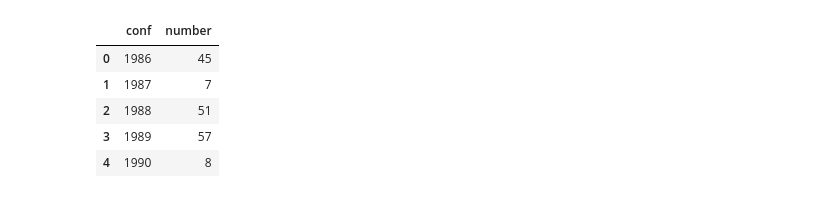
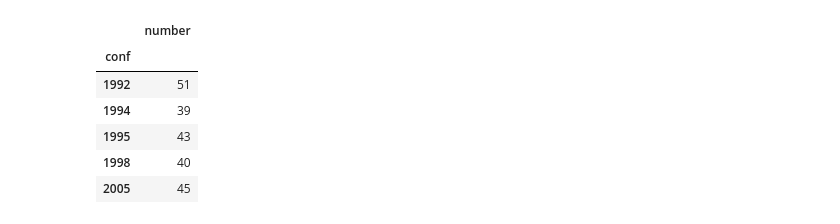
Before and after one commit to ubiquinter/digital_history, a Jupyter notebook: FB_propositions/c_week_chronol_distribution.ipynb, the cells around one changed output. Cells and saved outputs as stored; diff of their text form; code cells hidden in the pictures.

```diff
--- a/FB_propositions/c_week_chronol_distribution.ipynb
+++ b/FB_propositions/c_week_chronol_distribution.ipynb
@@ -35,11 +36,13 @@ r = cur.fetchall()
 # %%
 participants_number = pd.DataFrame(r)
 participants_number.columns=['conf', 'number']
-participants_number.head()
+participants_number=participants_number.set_index('conf')
+participants_number.tail()
 # %% [output]
-|  | conf | number |
-| 0 | 1986 | 45 |
-| 1 | 1987 | 7 |
-| 2 | 1988 | 51 |
-| 3 | 1989 | 57 |
-| 4 | 1990 | 8 |
+|  | number |
+| conf |  |
+| 1992 | 51 |
+| 1994 | 39 |
+| 1995 | 43 |
+| 1998 | 40 |
+| 2005 | 45 |
```
Also changed, not shown: parts of 12 cells of this notebook, 3 other files.
